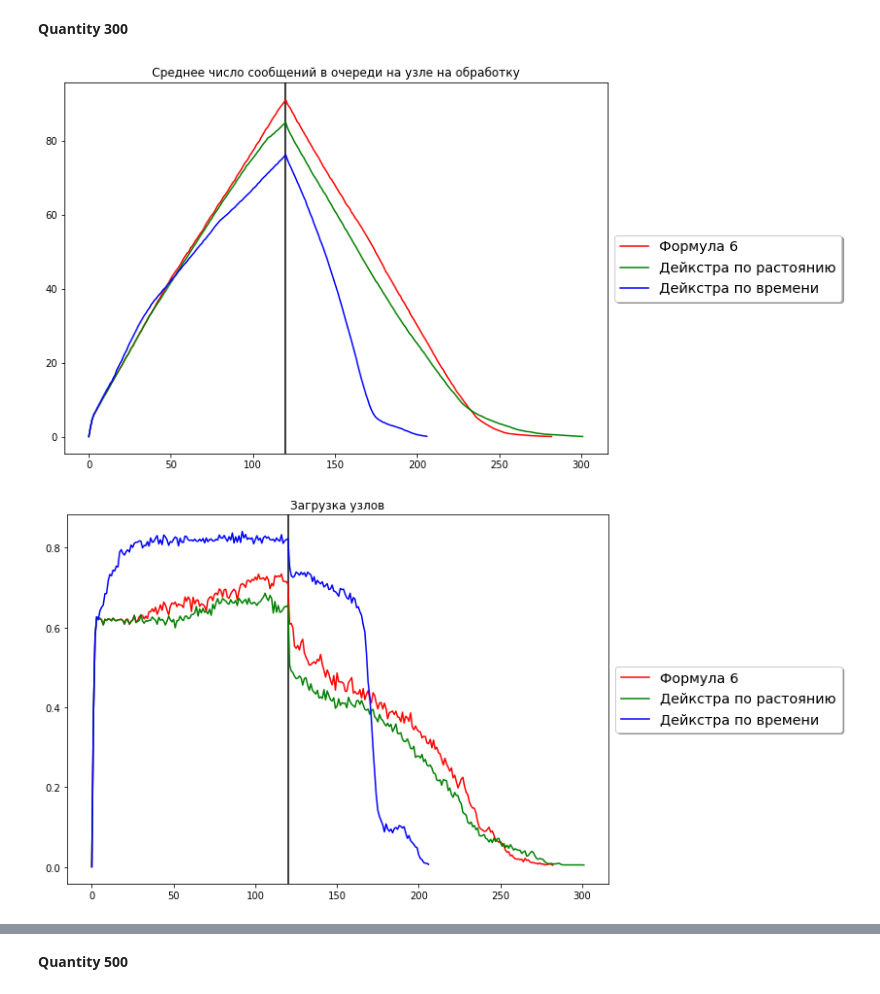
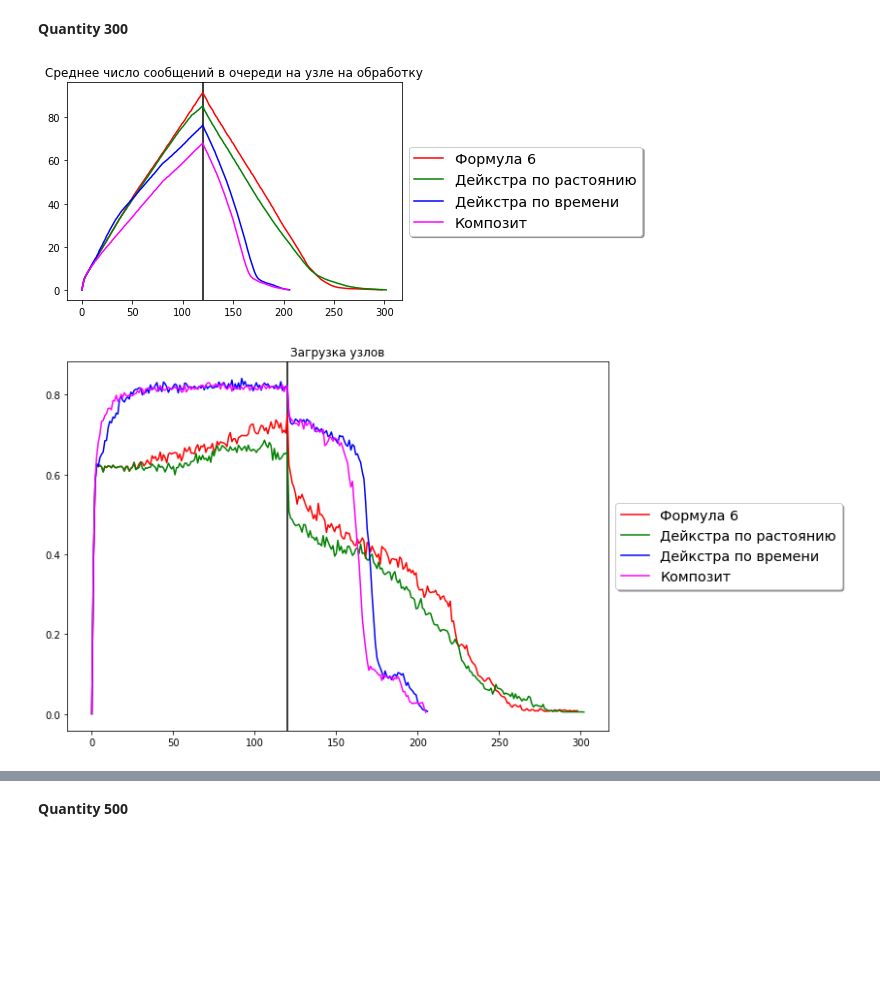
Before and after one commit to clgray/NetSim, a Jupyter notebook: NetSimVisualizer/NetSimBlockL100.ipynb, the cells around one changed output, grey strips where cells are left out. Drawn from its saved outputs; the diff is of its cells as text; code cells hidden in the pictures; blank space fills up the shorter version.

```diff
--- a/NetSimVisualizer/NetSimBlockL100.ipynb
+++ b/NetSimVisualizer/NetSimBlockL100.ipynb
@@ -13,9 +13,10 @@ import os
 log_dir_path = os.path.abspath('..\\')+"\\Result"
 
 log_tags = [
- {"tag":  "3fc45fd4-6db2-4fbd-9439-363d8213c7e0", "label": "Формула 6", "color": "red"},
- {"tag":  "0a103171-8f75-4764-a7b3-7446e1e0eb18", "label": "Дейкстра по растоянию", "color": "green"},
- {"tag":  "2a36fb3d-344a-414b-82c3-949d1ab9ef16", "label": "Дейкстра по времени", "color": "blue"},
+ {"tag":  "b0fee554-2910-4b2f-8303-3cc05bd327ee", "label": "Формула 6", "color": "red"},
+ {"tag":  "e031add3-765e-46a4-a13a-280910c58918", "label": "Дейкстра по растоянию", "color": "green"},
+ {"tag":  "f7df570e-8c14-40a1-b07e-d5ac62bf30af", "label": "Дейкстра по времени", "color": "blue"},
+ {"tag":  "9de56dae-a164-482a-a604-0dbff33d406b", "label": "Композит", "color": "magenta"},
 
 ]
 
@@ -138,13 +139,14 @@ showStatMessage();
 <strong>Quantity 300 </strong>
 # %%
 log_tags = [
- {"tag":  "4677c5b7-2b84-4574-ae0a-f710e3ef38b6", "label": "Формула 6", "color": "red"},
- {"tag":  "bcdaa375-aba2-4e92-b55d-61a7a1fe0aac", "label": "Дейкстра по растоянию", "color": "green"},
- {"tag":  "aa8d3c6c-e0ef-4b4d-81dc-344767ec5772", "label": "Дейкстра по времени", "color": "blue"},
+ {"tag":  "31c107d7-dac8-4b48-aeb9-30cfdedfb438", "label": "Формула 6", "color": "red"},
+ {"tag":  "5aa8a2dc-5bfa-45e6-9e9d-d3b363ab727e", "label": "Дейкстра по растоянию", "color": "green"},
+ {"tag":  "cbf6be42-7cea-48b6-9ec2-3d789aeff987", "label": "Дейкстра по времени", "color": "blue"},
+ {"tag":  "ff5395c3-3fda-4ab2-b1c5-f89d11694baf", "label": "Композит", "color": "magenta"},
 ]
 showStat()
 showStatBlocked();
 showStatMessage();
 # %% [output]
-[figure, old version]
+[figure, new version]
-[figure, old version]
+[figure, new version]
```
Also changed, not shown: parts of 5 cells of this notebook, 26 other files.
